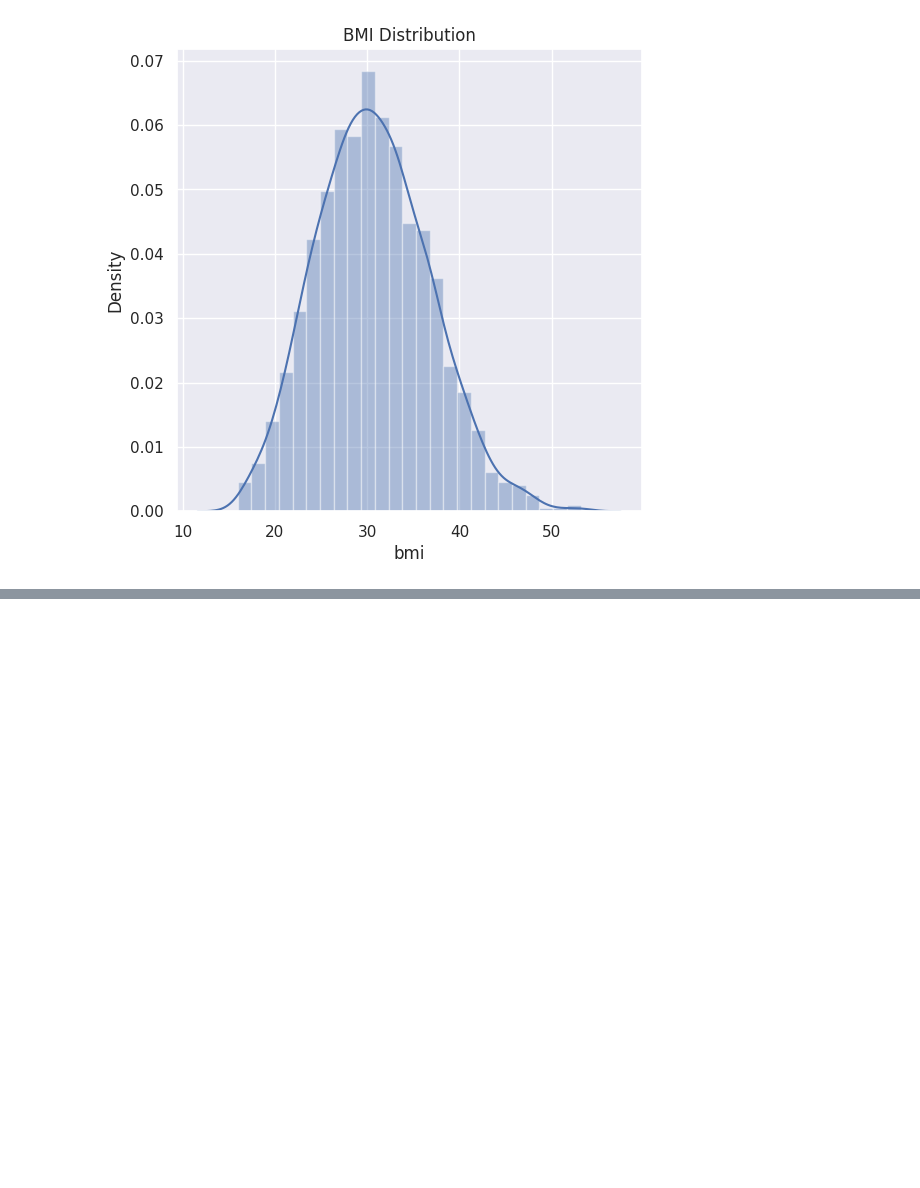
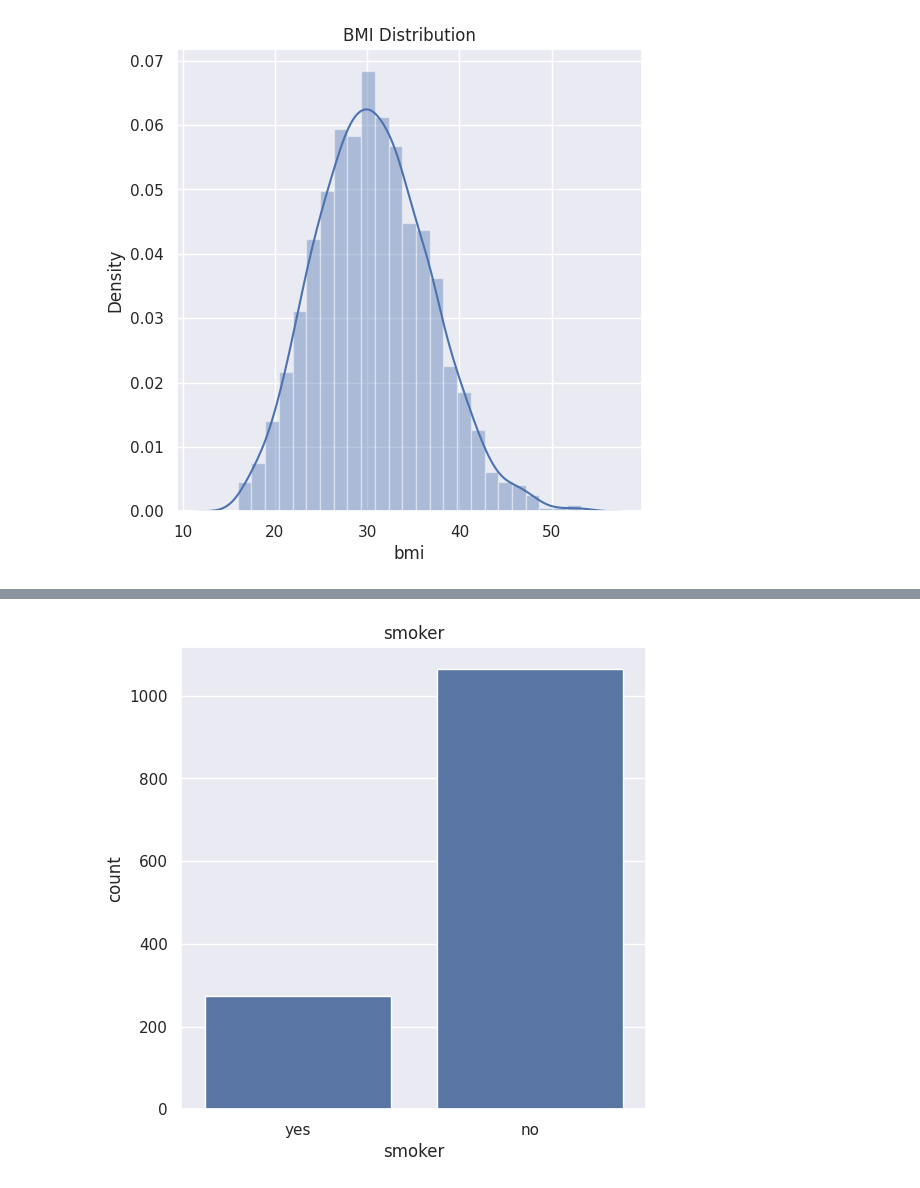
Before and after one commit to Varshashri1505/Python-Projects, a Jupyter notebook: Project_1_Medical_Insurance_Cost_Prediction.ipynb, the cells around one changed output, grey strips where cells are left out. Drawn from its saved outputs; the diff is of its cells as text; code cells hidden in the pictures; blank space fills up the shorter version.

```diff
--- a/Project_1_Medical_Insurance_Cost_Prediction.ipynb
+++ b/Project_1_Medical_Insurance_Cost_Prediction.ipynb
@@ -136,0 +157,8 @@ https://gist.github.com/mwaskom/de44147ed2974457ad6372750bbe5751
+# %%
+#smoker column
+plt.figure(figsize=(6,6))
+sns.countplot(x='smoker',data=insurance_dataset)
+plt.title('smoker')
+plt.show()
+# %% [output]
+[figure, added]
```
Also changed, not shown: parts of 10 cells of this notebook.
